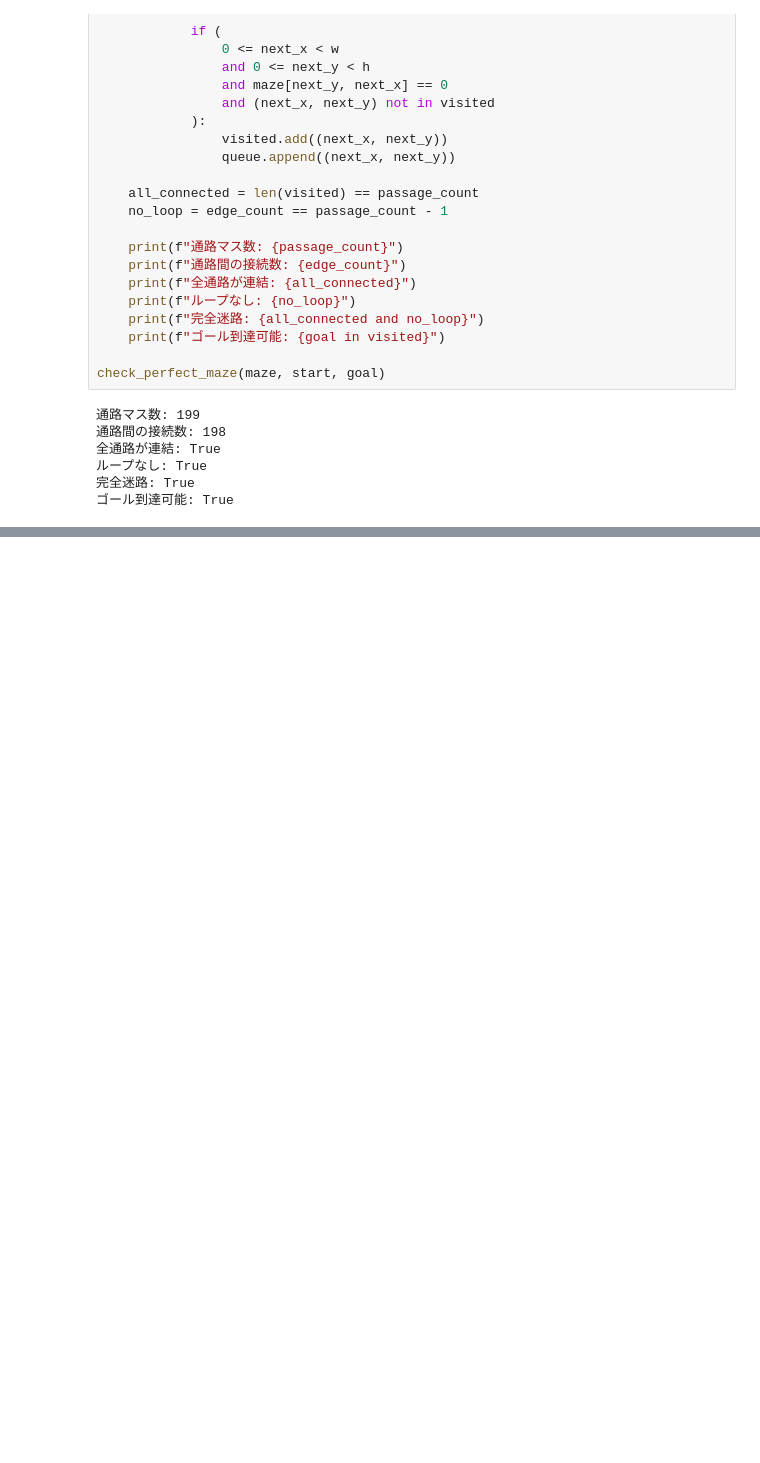
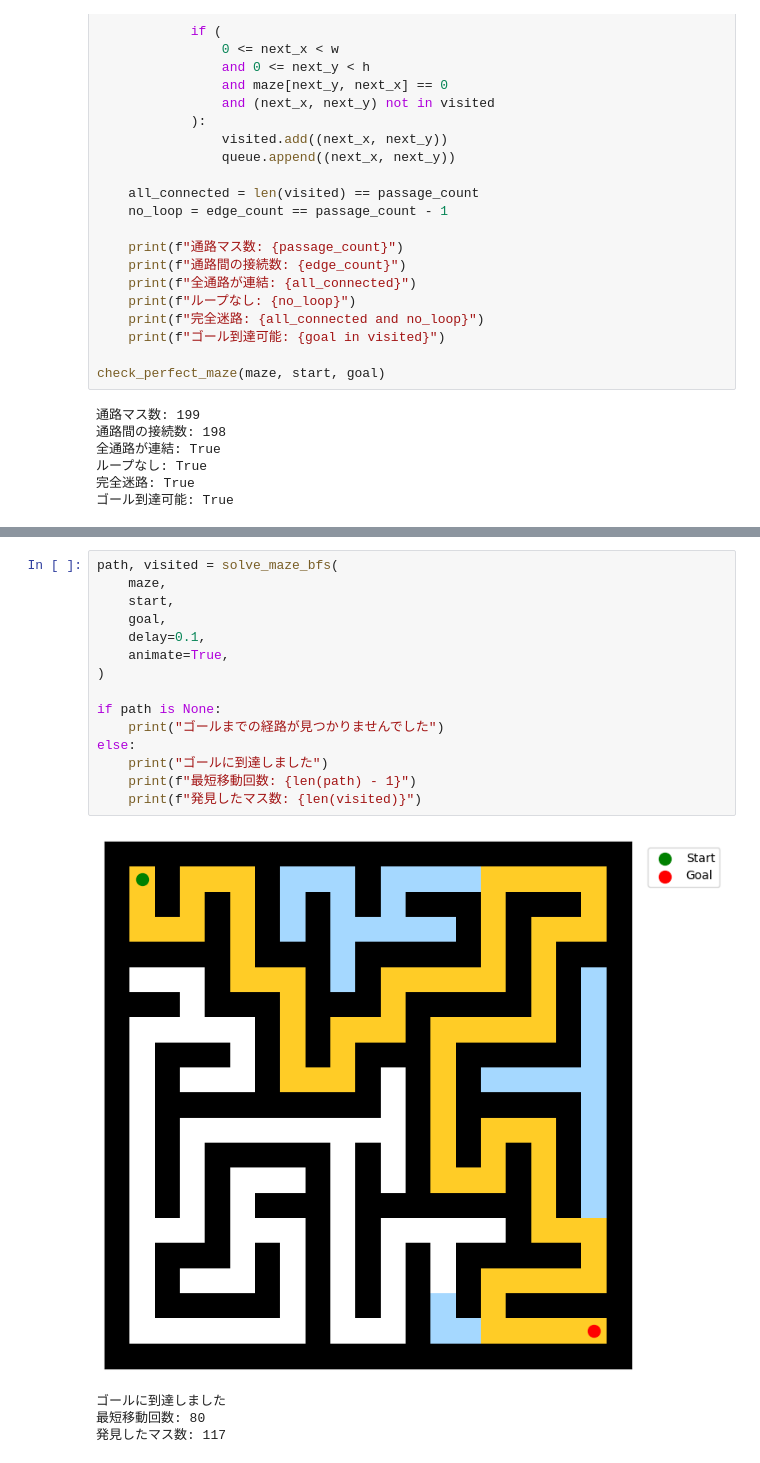
Before and after one commit to 24rb1074-pixel/OPT, a Jupyter notebook: week6/program.ipynb, the cells around one changed output, grey strips where cells are left out. Drawn from its saved outputs; the diff is of its cells as text; blank space fills up the shorter version.

```diff
--- a/week6/program.ipynb
+++ b/week6/program.ipynb
@@ -259,0 +720,20 @@ check_perfect_maze(maze, start, goal)
+# %%
+path, visited = solve_maze_bfs(
+    maze,
+    start,
+    goal,
+    delay=0.1,
+    animate=True,
+)
+
+if path is None:
+    print("ゴールまでの経路が見つかりませんでした")
+else:
+    print("ゴールに到達しました")
+    print(f"最短移動回数: {len(path) - 1}")
+    print(f"発見したマス数: {len(visited)}")
+# %% [output]
+[figure, added]
+ゴールに到達しました
+最短移動回数: 80
+発見したマス数: 117
```
Also changed, not shown: parts of 6 cells of this notebook.
